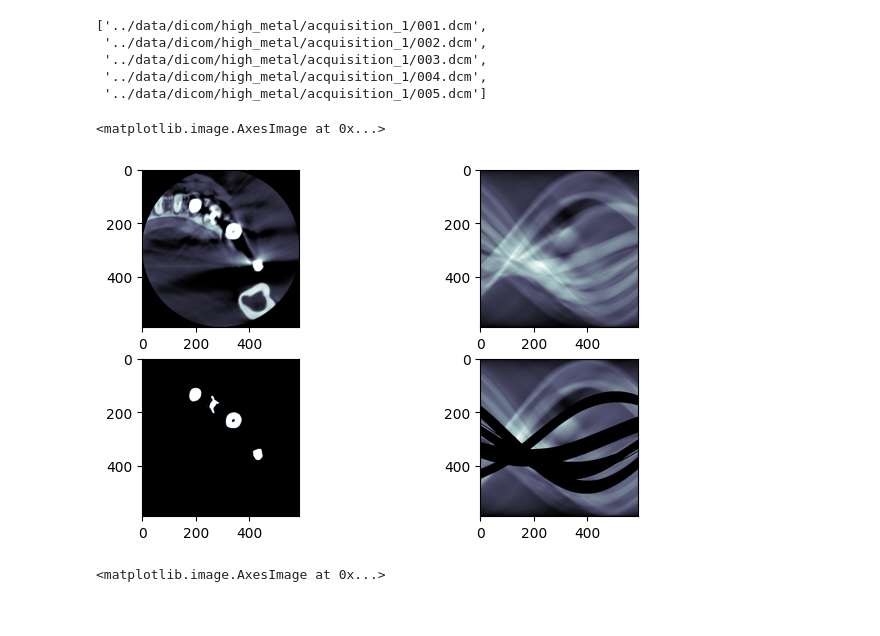
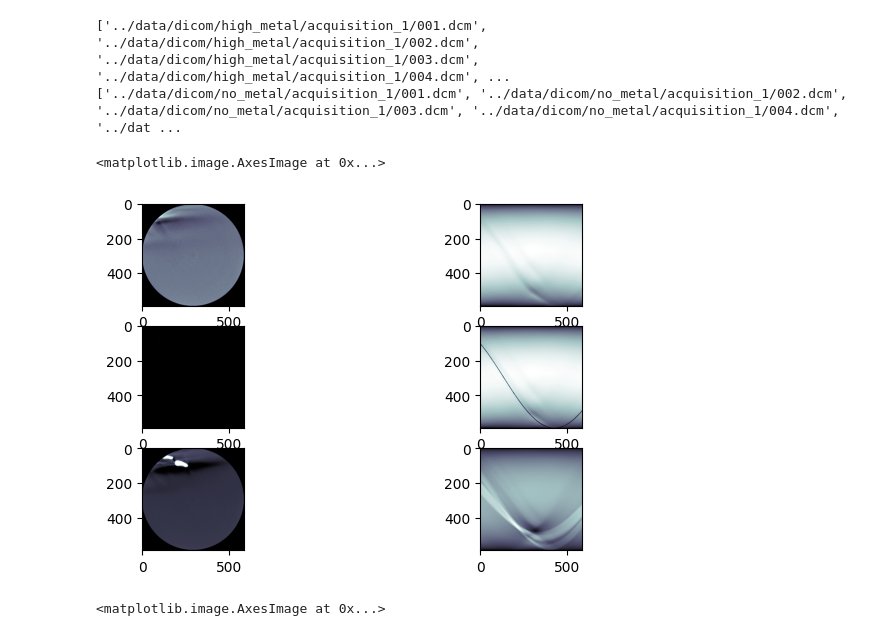
Before and after one commit to FilLTP89/artefacts, a Jupyter notebook: notebooks/dicom_loop.ipynb, the cells around one changed output. Saved outputs shown, nothing was run; the diff lists cells and outputs as text; code cells hidden in the pictures.

```diff
--- a/notebooks/dicom_loop.ipynb
+++ b/notebooks/dicom_loop.ipynb
@@ -6,6 +6,8 @@ import os
 from glob import glob
 import re
 import matplotlib.pyplot as plt
+# %%
+path = "../data/dicom"
 # %%
 high_metal_folder = [
             sorted(
@@ -18,30 +20,47 @@ high_metal_folder = [
             )
             for i in range(11)
         ]
-high_metal_folder[1][:5]
+
+
+no_metal_folder = [
+            sorted(
+                glob(
+                    os.path.join(path, "no_metal/acquisition_" + str(i) + "/*")
+                ),
+                key=lambda x: [
+                    int(c) if c.isdigit() else c for c in re.split(r"(\d+)", x)
+                ],
+            )
+            for i in range(11)
+        ]
+
+
+
+print(high_metal_folder[1][:5])
+print(no_metal_folder[1][:5])
 # %% [output]
-['../data/dicom/high_metal/acquisition_1/001.dcm',
- '../data/dicom/high_metal/acquisition_1/002.dcm',
- '../data/dicom/high_metal/acquisition_1/003.dcm',
- '../data/dicom/high_metal/acquisition_1/004.dcm',
- '../data/dicom/high_metal/acquisition_1/005.dcm']
+['../data/dicom/high_metal/acquisition_1/001.dcm', '../data/dicom/high_metal/acquisition_1/002.dcm', '../data/dicom/high_metal/acquisition_1/003.dcm', '../data/dicom/high_metal/acquisition_1/004.dcm', ...
+['../data/dicom/no_metal/acquisition_1/001.dcm', '../data/dicom/no_metal/acquisition_1/002.dcm', '../data/dicom/no_metal/acquisition_1/003.dcm', '../data/dicom/no_metal/acquisition_1/004.dcm', '../dat ...
 # %%
-y = dicom.dcmread(high_metal_folder[1][200]).pixel_array
+y = dicom.dcmread(high_metal_folder[3][65]).pixel_array
+x = dicom.dcmread(no_metal_folder[3][65]).pixel_array
 theta = np.linspace(0.0, 180.0, max(y.shape), endpoint=False)
 y = y / max(y.flatten())
 metal = y >=1
 sinogram_y = radon(y, theta=theta, circle=True)
 sinogram_metal = radon(metal, theta=theta, circle=True)
 sinogram_without_metal = (1-sinogram_metal>=1)*sinogram_y
-fig, (ax1, ax2) = plt.subplots(2, 2, figsize=(8, 4.5))
+fig, (ax1, ax2, ax3) = plt.subplots(3, 2, figsize=(8, 4.5))
 ax1[0].imshow(y, cmap=plt.cm.bone)
 ax2[0].imshow(metal, cmap=plt.cm.bone, )
+ax3[0].imshow(x, cmap=plt.cm.bone)
 
 ax1[1].imshow(sinogram_y, cmap=plt.cm.bone)
 ax2[1].imshow(sinogram_without_metal, cmap=plt.cm.bone)
+ax3[1].imshow(radon(x, theta, circle = True), cmap=plt.cm.bone)
 # %% [output]
 <matplotlib.image.AxesImage at 0x...>
-[figure, old version]
+[figure, new version]
 # %%
 y = dicom.dcmread(high_metal_folder[1][200])
 x = radon(y.pixel_array, theta=theta, circle=True)
```
Also changed, not shown: parts of 4 cells of this notebook, 9 other files.
